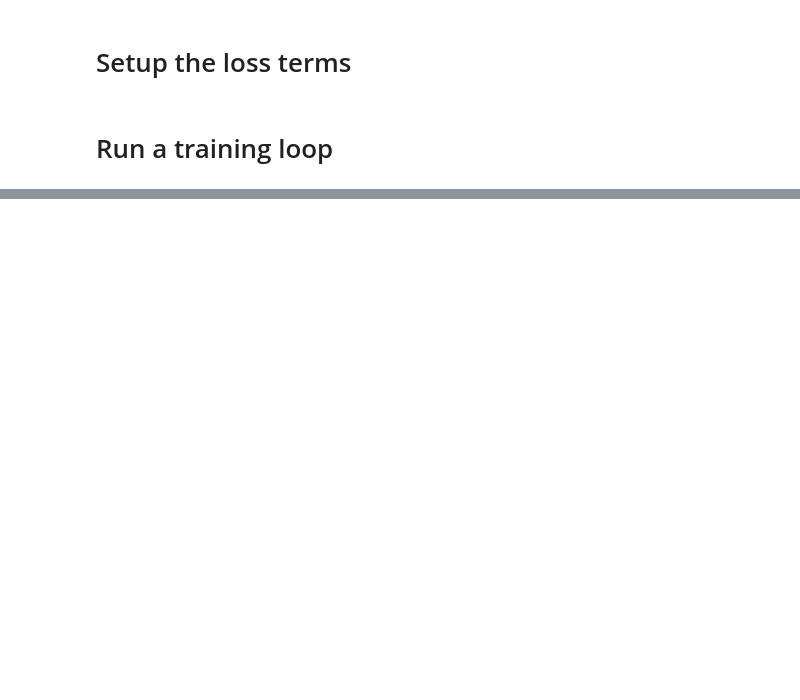
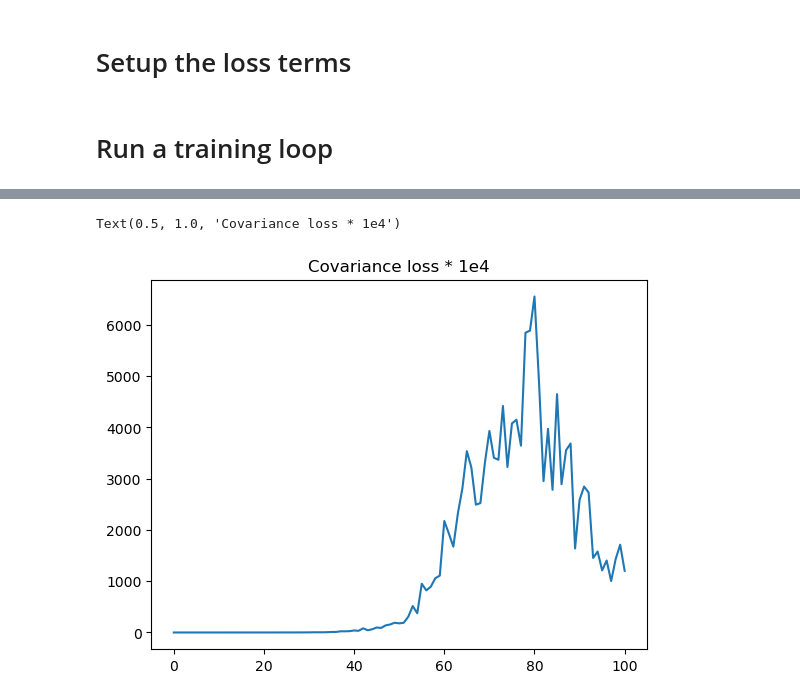
Before and after one commit to JavierZhao/JetCLR_VICReg, a Jupyter notebook: notebooks/FM_mdmm.ipynb, the cells around one changed output, grey strips where cells are left out. Cells and saved outputs as stored; diff of their text form; code cells hidden in the pictures; blank space fills up the shorter version.

```diff
--- a/notebooks/FM_mdmm.ipynb
+++ b/notebooks/FM_mdmm.ipynb
@@ -321,0 +425,6 @@ constrained invariance loss: 0.59
+# %%
+plt.plot(losses_cov)
+plt.title("Covariance loss * 1e4")
+# %% [output]
+Text(0.5, 1.0, 'Covariance loss * 1e4')
+[figure, added]
```
Also changed, not shown: parts of 18 cells of this notebook, 1 other file.
